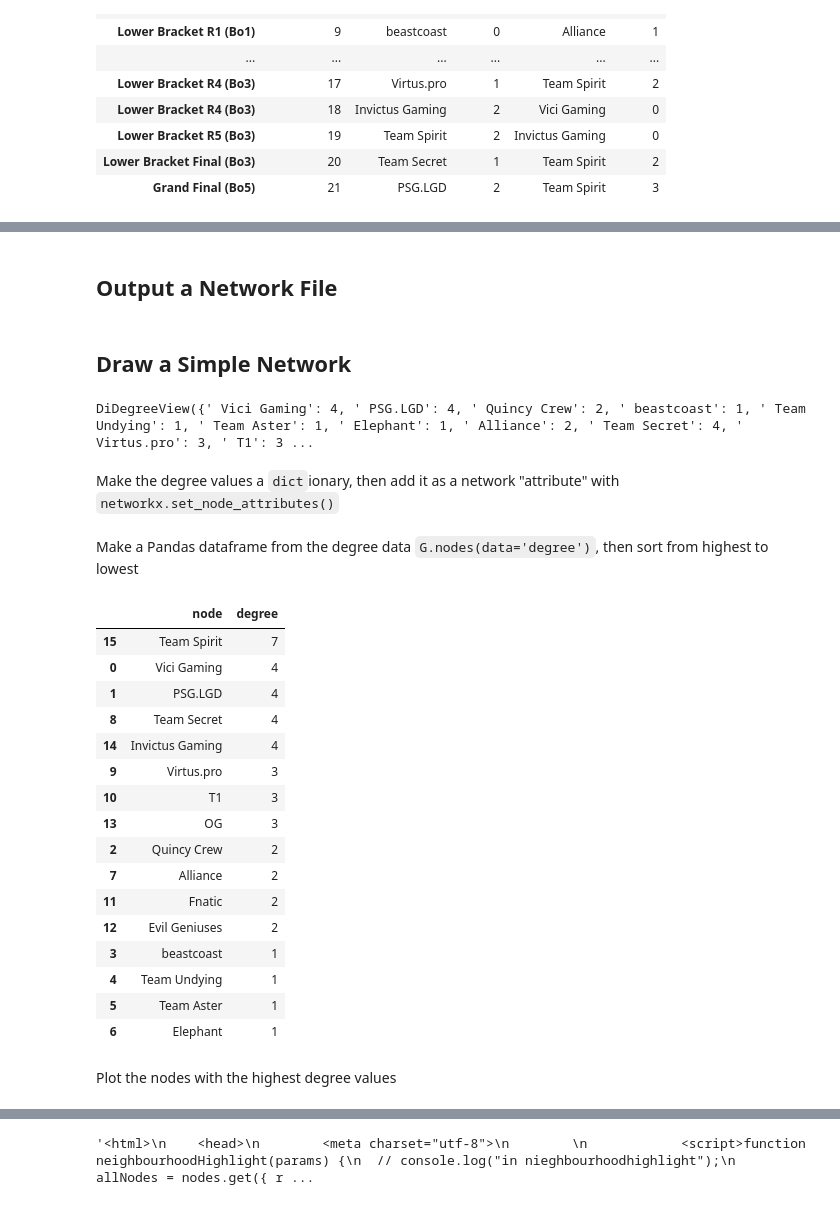
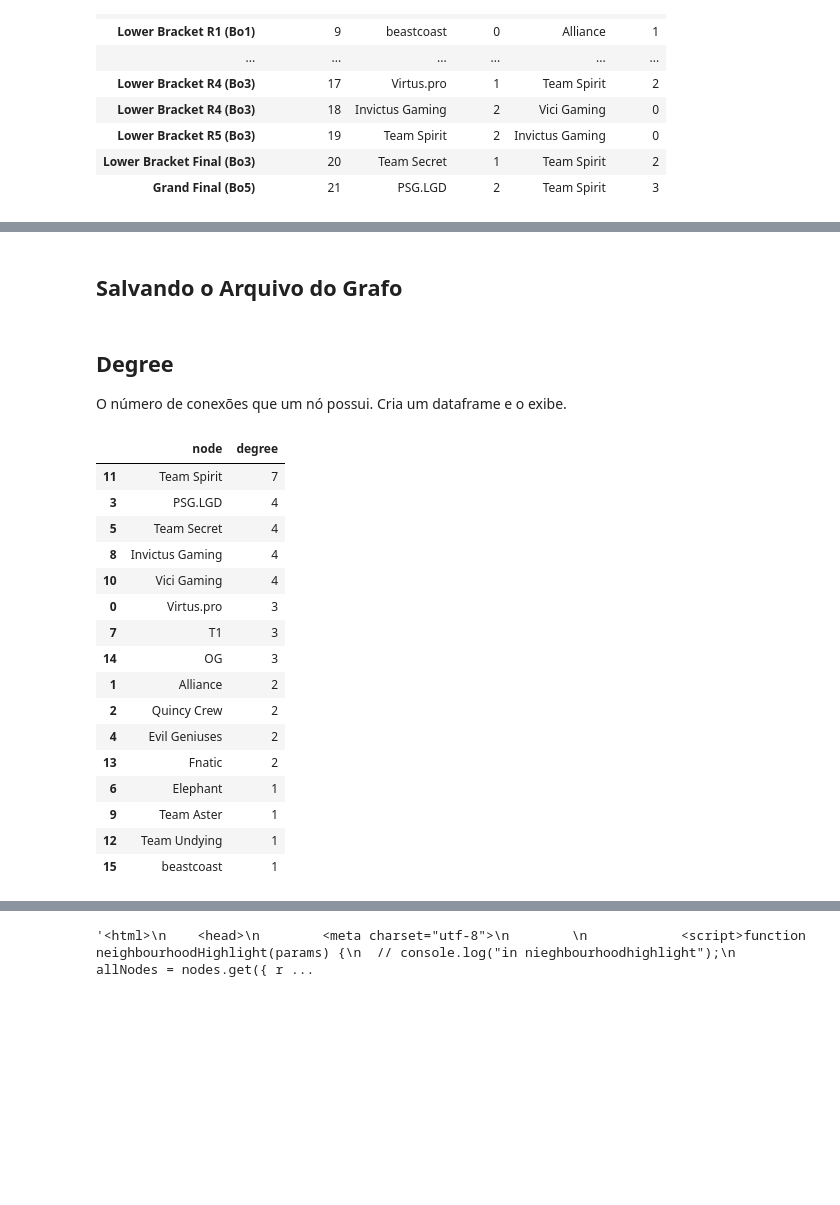
Before and after one commit to TheMatheusDev/network_analysis, a Jupyter notebook: notebooks/06_Network_Analysis_on_TI11_Playoffs.ipynb, the cells around one changed output, grey strips where cells are left out. Cells and saved outputs as stored; diff of their text form; code cells hidden in the pictures; blank space fills up the shorter version.

```diff
--- a/notebooks/06_Network_Analysis_on_TI11_Playoffs.ipynb
+++ b/notebooks/06_Network_Analysis_on_TI11_Playoffs.ipynb
@@ -86,16 +43,0 @@ for arq in os.listdir(dic):
-# %%
-with open('network_analysis/data/TheInternational/TI_2021/Playoffs Main Event Matches.csv', 'r') as f:
-  next(f)
-  for line in f:
-    parts = line.strip().split(',')
-    team1 = parts[2].strip()
-    score1 = parts[3]
-    team2 = parts[4].strip()
-    score2 = parts[5]
-
-    qtdPartidas = int(score1) + int(score2)
-
-    # Adiciona a quantidade de partidas
-    for player in players:
-      if players[player]['team'] == team1 or players[player]['team'] == team2:
-        players[player]['games'] += qtdPartidas
@@ -147,7 +70,7 @@ df
 A seta surge do time vitorioso e aponta para o time que foi derrotado.
 # %%
 # Cria um grafo direcionado
-G = networkx.DiGraph()
+G = nx.DiGraph()
 
 # Adiciona nós para cada time
 teams = set(df['Team1']).union(set(df['Team2']))
@@ -166,5 +89,5 @@ for index, row in df.iterrows():
     G.add_edge(team2, team1)
 
 # Desenha o grafo
-networkx.draw(G, with_labels=True, node_size=500, node_color="skyblue", font_size=8)
+nx.draw(G, with_labels=True, node_size=500, node_color="skyblue", font_size=8)
 # %% [output]
@@ -172,3 +95,3 @@ networkx.draw(G, with_labels=True, node_size=500, node_color="skyblue", font_siz
-# %% [markdown]
-## Output a Network File
+# %% [markdown]
+## Salvando o Arquivo do Grafo
 # %%
@@ -176,8 +98,0 @@ networkx.write_graphml(G, 'TI11 Playoffs Teams.graphml')
-# %% [markdown]
-## Draw a Simple Network
-# %%
-networkx.degree(G)
-# %% [output]
-DiDegreeView({' Vici Gaming': 4, ' PSG.LGD': 4, ' Quincy Crew': 2, ' beastcoast': 1, ' Team Undying': 1, ' Team Aster': 1, ' Elephant': 1, ' Alliance': 2, ' Team Secret': 4, ' Virtus.pro': 3, ' T1': 3 ...
-# %% [markdown]
-Make the degree values a `dict`ionary, then add it as a network "attribute" with `networkx.set_node_attributes()`
@@ -187,29 +99,33 @@ networkx.set_node_attributes(G, name='degree', values=degrees)
-# %% [markdown]
-Make a Pandas dataframe from the degree data `G.nodes(data='degree')`, then sort from highest to lowest
+# %% [markdown]
+## Degree
+O número de conexões que um nó possui.
+Cria um dataframe e o exibe.
 # %%
+# Make the degree values a `dict`ionary, then add it as a network "attribute" with `networkx.set_node_attributes()`
+degrees = dict(nx.degree(G))
+nx.set_node_attributes(G, name='degree', values=degrees)
+
 degree_df = pd.DataFrame(G.nodes(data='degree'), columns=['node', 'degree'])
 degree_df = degree_df.sort_values(by='degree', ascending=False)
 degree_df
 # %% [output]
 |  | node | degree |
-| 15 | Team Spirit | 7 |
-| 0 | Vici Gaming | 4 |
-| 1 | PSG.LGD | 4 |
-| 8 | Team Secret | 4 |
-| 14 | Invictus Gaming | 4 |
-| 9 | Virtus.pro | 3 |
-| 10 | T1 | 3 |
-| 13 | OG | 3 |
+| 11 | Team Spirit | 7 |
+| 3 | PSG.LGD | 4 |
+| 5 | Team Secret | 4 |
+| 8 | Invictus Gaming | 4 |
+| 10 | Vici Gaming | 4 |
+| 0 | Virtus.pro | 3 |
+| 7 | T1 | 3 |
+| 14 | OG | 3 |
+| 1 | Alliance | 2 |
 | 2 | Quincy Crew | 2 |
-| 7 | Alliance | 2 |
-| 11 | Fnatic | 2 |
-| 12 | Evil Geniuses | 2 |
-| 3 | beastcoast | 1 |
-| 4 | Team Undying | 1 |
-| 5 | Team Aster | 1 |
+| 4 | Evil Geniuses | 2 |
+| 13 | Fnatic | 2 |
 | 6 | Elephant | 1 |
+| 9 | Team Aster | 1 |
+| 12 | Team Undying | 1 |
+| 15 | beastcoast | 1 |
-# %% [markdown]
-Plot the nodes with the highest degree values
 # %%
 num_nodes_to_inspect = 10
 degree_df[:num_nodes_to_inspect].plot(x='node', y='degree', kind='barh').invert_yaxis()
```
Also changed, not shown: parts of 106 cells of this notebook.
